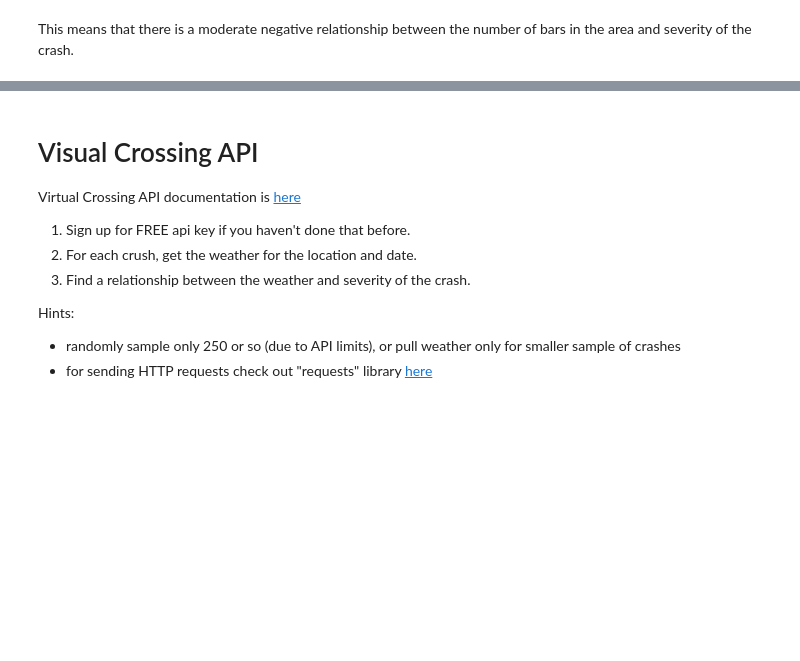
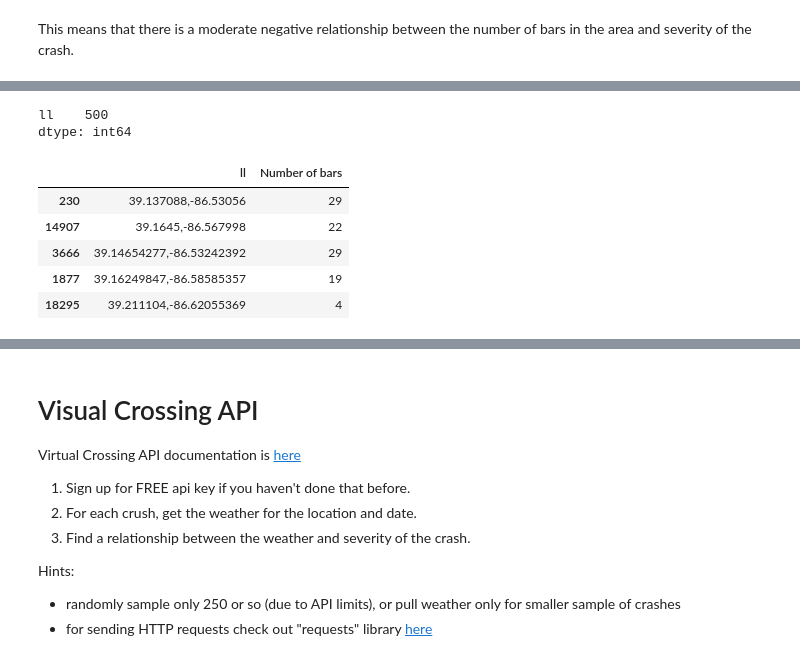
Before and after one commit to ryan-ferns/DS_auticon_week_2, a Jupyter notebook: project_I.ipynb, the cells around one changed output, grey strips where cells are left out. Drawn from its saved outputs; the diff is of its cells as text; code cells hidden in the pictures; blank space fills up the shorter version.

```diff
--- a/project_I.ipynb
+++ b/project_I.ipynb
@@ -561,0 +592,5 @@ This means that there is a moderate negative relationship between the number of
+# %%
+df_bars2.nunique()
+# %% [output]
+ll    500
+dtype: int64
@@ -561,0 +599,9 @@ This means that there is a moderate negative relationship between the number of
+# %%
+df_bars2.head()
+# %% [output]
+|  | ll | Number of bars |
+| 230 | 39.137088,-86.53056 | 29 |
+| 14907 | 39.1645,-86.567998 | 22 |
+| 3666 | 39.14654277,-86.53242392 | 29 |
+| 1877 | 39.16249847,-86.58585357 | 19 |
+| 18295 | 39.211104,-86.62055369 | 4 |
```
Also changed, not shown: parts of 22 cells of this notebook.
